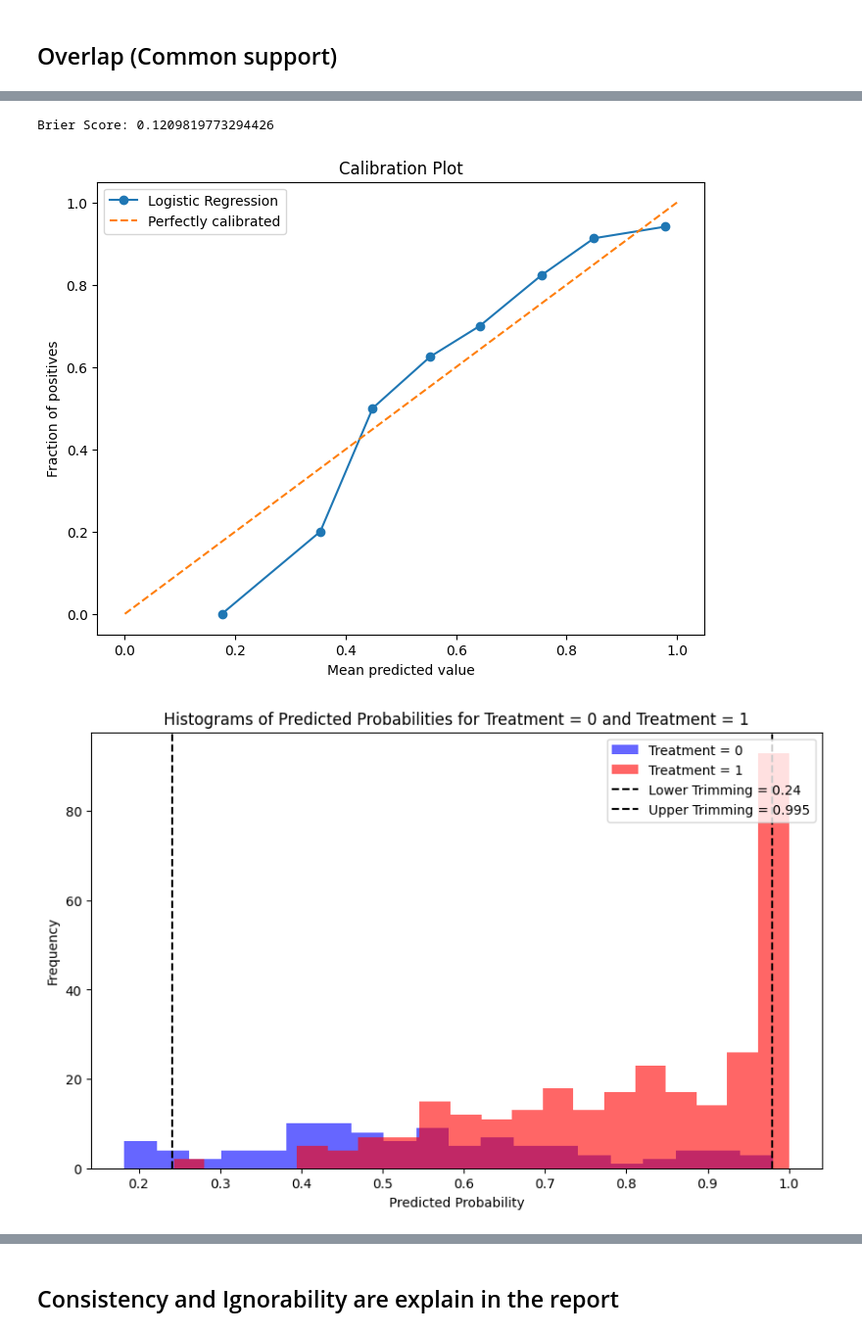
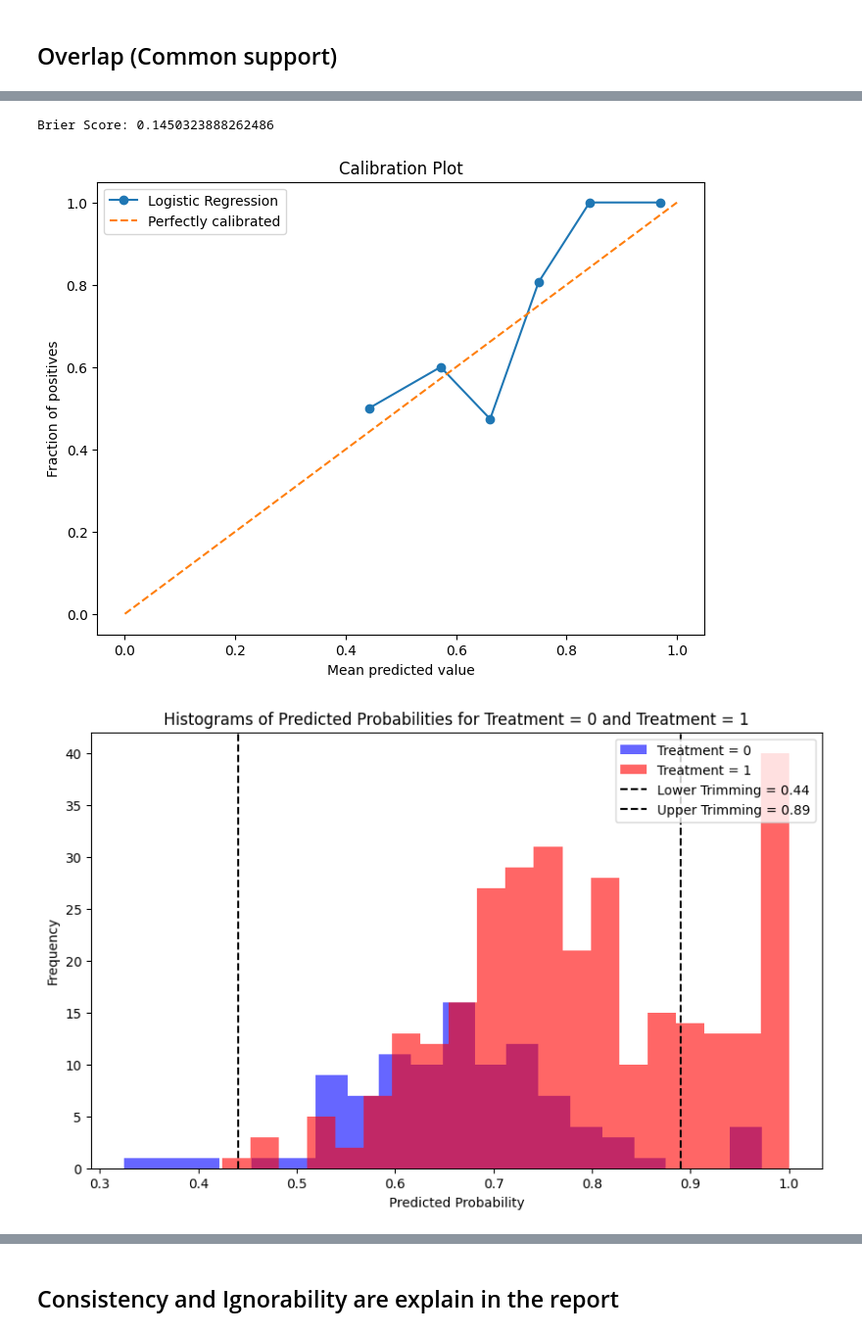
Before and after one commit to matansol/causal-inference-course, a Jupyter notebook: project/project.ipynb, the cells around one changed output, grey strips where cells are left out. Shown at 98% size. Saved outputs shown, nothing was run; the diff lists cells and outputs as text; code cells hidden in the pictures.

```diff
--- a/project/project.ipynb
+++ b/project/project.ipynb
@@ -1325,13 +1346,12 @@ strong multicollinearity or other numerical problems.
 # %% [markdown]
 ## Overlap (Common support)
 # %%
-# confounders = ['expense_score', 'Season_numeric', 'Longest run','Highest point','Lowest point','Continent_numeric','Beginner slopes','Intermediate slopes','Difficult slopes', 'Lon']
-confounders = [col for col in numeric_cols if col not in ['Price', 'Rank', 'rank', 'ID', 'Snowparks_numeric', 'Resort_numeric']]
+confounders = ['Intermediate slopes', 'Longitude', 'Summer skiing_numeric', 'Lowest point', 'Chair lifts', 'Lift capacity', 'Total slopes', 'Highest point', 'Country_numeric', 'expense_score']
 
 y = df[Y_COL]
 X = df[confounders]
 T = df[T_COL]
-X_train, X_test, T_train, T_test, y_train, y_test = train_test_split(X, T, y, test_size=0.2, random_state=24) # 42 also works
+X_train, X_test, T_train, T_test, y_train, y_test = train_test_split(X, T, y, test_size=0.2, random_state=71)
 
 propensity_model = LogisticRegressionCV(cv=5, random_state=42)
 propensity_model.fit(X_train, T_train)
@@ -1361,7 +1363,7 @@ Please also refer to the documentation for alternative solver options:
 brier_score = brier_score_loss(T_test, T_prob_test)
 print(f'Brier Score: {brier_score}')
 # %% [output]
-Brier Score: 0.1209819773294426
+Brier Score: 0.1450323888262486
 # %%
 # Calibration curve
 fraction_of_positives, mean_predicted_value = calibration_curve(T_test, T_prob_test, n_bins=10)
@@ -1376,28 +1378,22 @@ plt.title('Calibration Plot')
 plt.legend()
 plt.show()
 # %% [output]
-[figure, old version]
+[figure, new version]
 # %%
-# Plot histograms for treatment=0 and treatment=1
-# Separate the probabilities for treatment = 0 and treatment = 1
 prob_treatment_0 = T_prob_train[T_train == 0]
 prob_treatment_1 = T_prob_train[T_train == 1]
 
-# Plot histograms
 plt.figure(figsize=(10, 6))
 plt.hist(prob_treatment_0, bins=20, alpha=0.6, label='Treatment = 0', color='blue')
 plt.hist(prob_treatment_1, bins=20, alpha=0.6, label='Treatment = 1', color='red')
-plt.axvline(x=0.241, color='black', linestyle='--', label='Lower Trimming = 0.24')
-plt.axvline(x=0.98, color='black', linestyle='--', label='Upper Trimming = 0.995')
+plt.axvline(x=0.44, color='black', linestyle='--', label='Lower Trimming = 0.44')
+plt.axvline(x=0.89, color='black', linestyle='--', label='Upper Trimming = 0.89')
 
-# Add labels and title
 plt.xlabel('Predicted Probability')
 plt.ylabel('Frequency')
 plt.title('Histograms of Predicted Probabilities for Treatment = 0 and Treatment = 1')
 plt.legend(loc='upper right')
-
-# Show the plot
 plt.show()
 # %% [output]
-[figure, old version]
+[figure, new version]
 # %%
```
Also changed, not shown: parts of 55 cells of this notebook, 2 other files.
